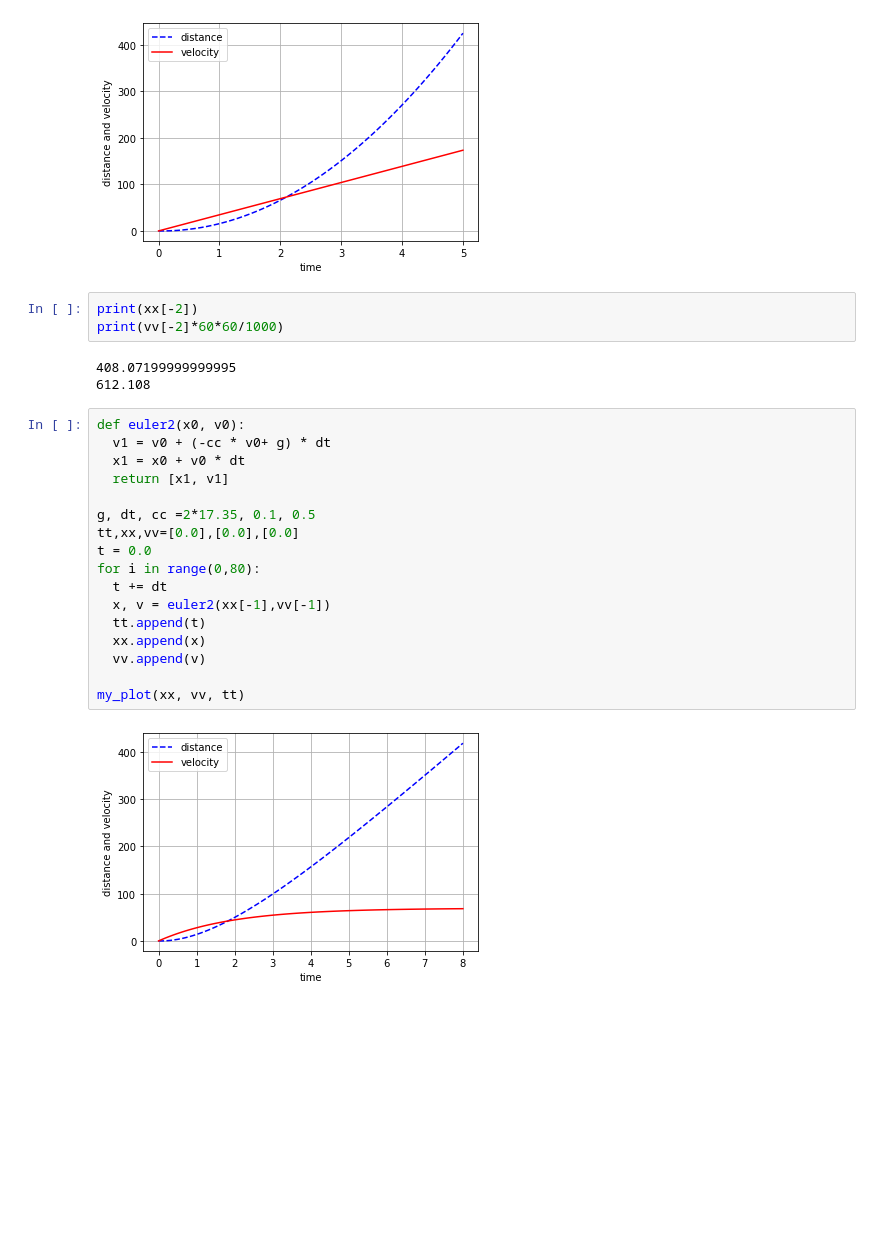
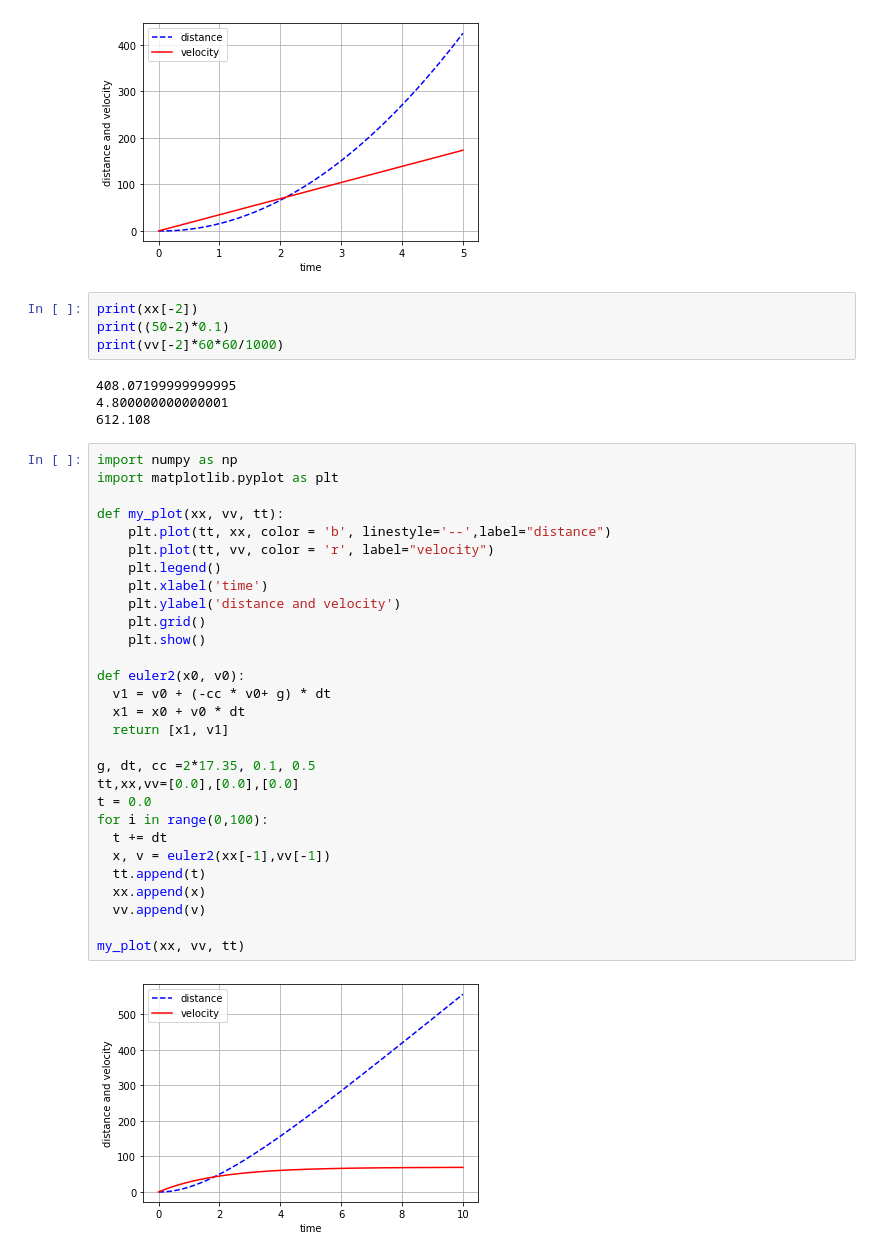
Before and after one commit to daddygongon/jupyter_num_calc, a Jupyter notebook: numerical_calc/exams/exam_19_ans.ipynb, the cells around one changed output. Cells and saved outputs as stored; diff of their text form; blank space fills up the shorter version.

```diff
--- a/numerical_calc/exams/exam_19_ans.ipynb
+++ b/numerical_calc/exams/exam_19_ans.ipynb
@@ -298,27 +298,41 @@ my_plot(xx, vv, tt)
 [figure]
 # %%
 print(xx[-2])
+print((50-2)*0.1)
 print(vv[-2]*60*60/1000)
 # %% [output]
 408.07199999999995
+4.800000000000001
 612.108
 # %%
+import numpy as np
+import matplotlib.pyplot as plt
+
+def my_plot(xx, vv, tt):
+    plt.plot(tt, xx, color = 'b', linestyle='--',label="distance")
+    plt.plot(tt, vv, color = 'r', label="velocity")
+    plt.legend()
+    plt.xlabel('time')
+    plt.ylabel('distance and velocity')
+    plt.grid()
+    plt.show()
+
 def euler2(x0, v0):
   v1 = v0 + (-cc * v0+ g) * dt
   x1 = x0 + v0 * dt
   return [x1, v1]
 
 g, dt, cc =2*17.35, 0.1, 0.5
 tt,xx,vv=[0.0],[0.0],[0.0]
 t = 0.0
-for i in range(0,80):
+for i in range(0,100):
   t += dt
   x, v = euler2(xx[-1],vv[-1])
   tt.append(t)
   xx.append(x)
   vv.append(v)
 
 my_plot(xx, vv, tt)
 # %% [output]
-[figure, old version]
+[figure, new version]
 # %%
```
Also changed, not shown: parts of 4 cells of this notebook, 9 other files.
